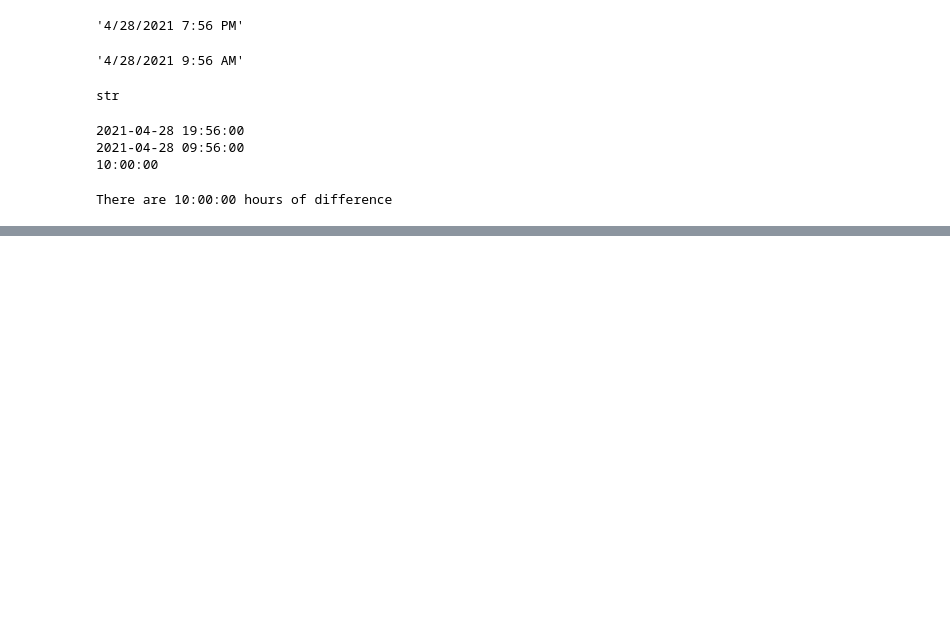
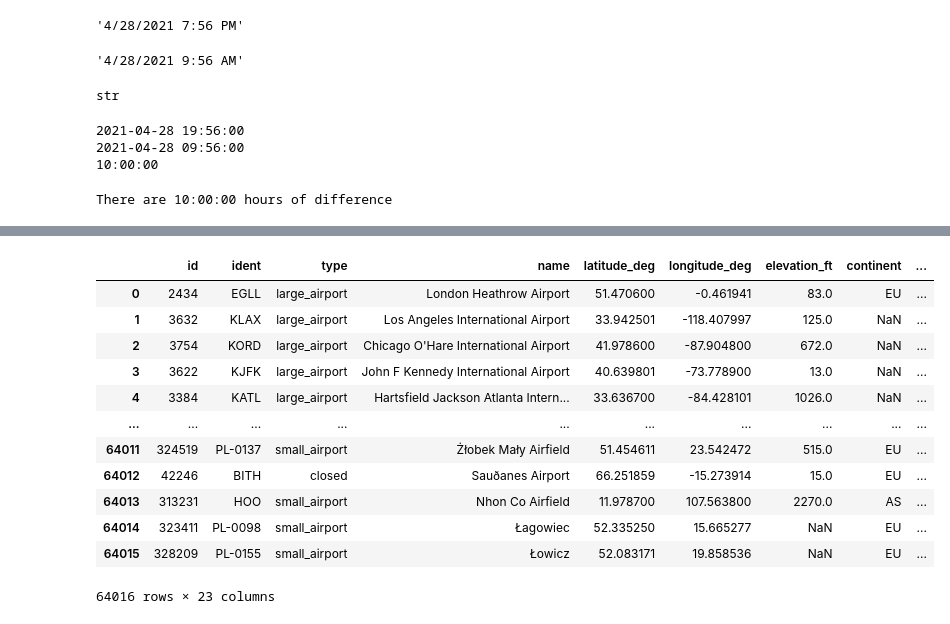
Before and after one commit to VickyViana/Destiny-tips-tool, a Jupyter notebook: Jobs_Hour.ipynb, the cells around one changed output, grey strips where cells are left out. Drawn from its saved outputs; the diff is of its cells as text; code cells hidden in the pictures; blank space fills up the shorter version.

```diff
--- a/Jobs_Hour.ipynb
+++ b/Jobs_Hour.ipynb
@@ -92,0 +153,17 @@ There are 10:00:00 hours of difference
+# %%
+world_airports = pd.read_csv('data/world-airports.csv')
+world_airports
+# %% [output]
+|  | id | ident | type | name | latitude_deg | longitude_deg | elevation_ft | continent | ... |
+| 0 | 2434 | EGLL | large_airport | London Heathrow Airport | 51.470600 | -0.461941 | 83.0 | EU | ... |
+| 1 | 3632 | KLAX | large_airport | Los Angeles International Airport | 33.942501 | -118.407997 | 125.0 | NaN | ... |
+| 2 | 3754 | KORD | large_airport | Chicago O'Hare International Airport | 41.978600 | -87.904800 | 672.0 | NaN | ... |
+| 3 | 3622 | KJFK | large_airport | John F Kennedy International Airport | 40.639801 | -73.778900 | 13.0 | NaN | ... |
+| 4 | 3384 | KATL | large_airport | Hartsfield Jackson Atlanta Intern... | 33.636700 | -84.428101 | 1026.0 | NaN | ... |
+| ... | ... | ... | ... | ... | ... | ... | ... | ... | ... |
+| 64011 | 324519 | PL-0137 | small_airport | Żłobek Mały Airfield | 51.454611 | 23.542472 | 515.0 | EU | ... |
+| 64012 | 42246 | BITH | closed | Sauðanes Airport | 66.251859 | -15.273914 | 15.0 | EU | ... |
+| 64013 | 313231 | HOO | small_airport | Nhon Co Airfield | 11.978700 | 107.563800 | 2270.0 | AS | ... |
+| 64014 | 323411 | PL-0098 | small_airport | Łagowiec | 52.335250 | 15.665277 | NaN | EU | ... |
+| 64015 | 328209 | PL-0155 | small_airport | Łowicz | 52.083171 | 19.858536 | NaN | EU | ... |
+64016 rows × 23 columns
```
Also changed, not shown: parts of 16 cells of this notebook, 6 other files.
